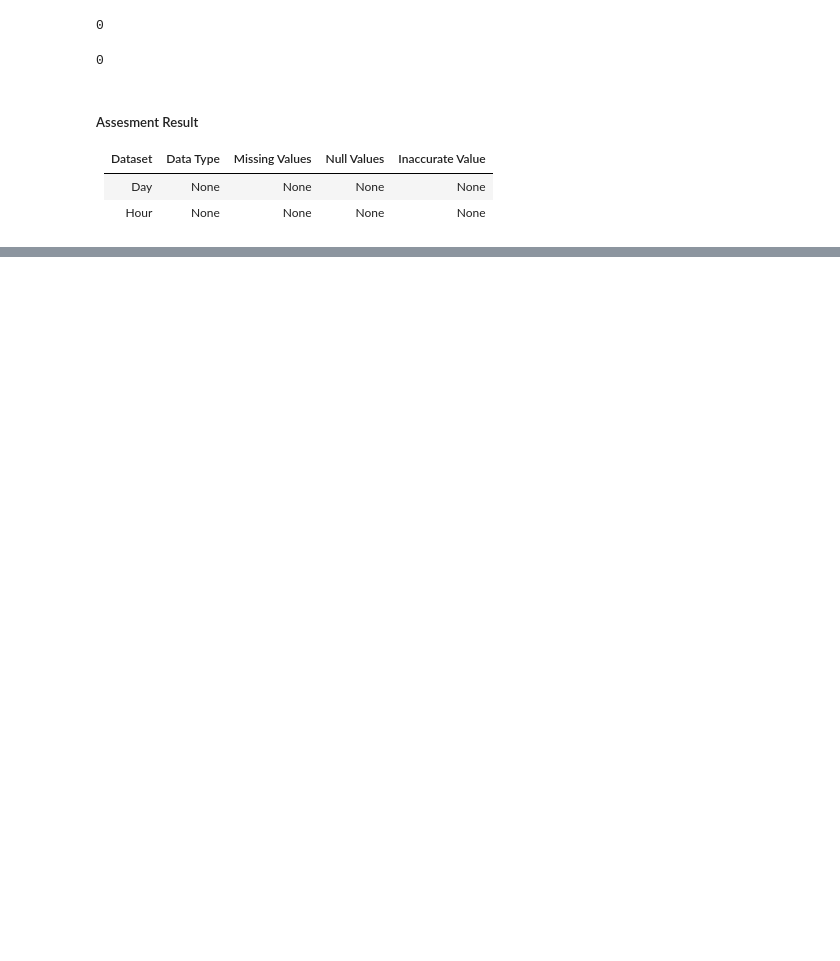
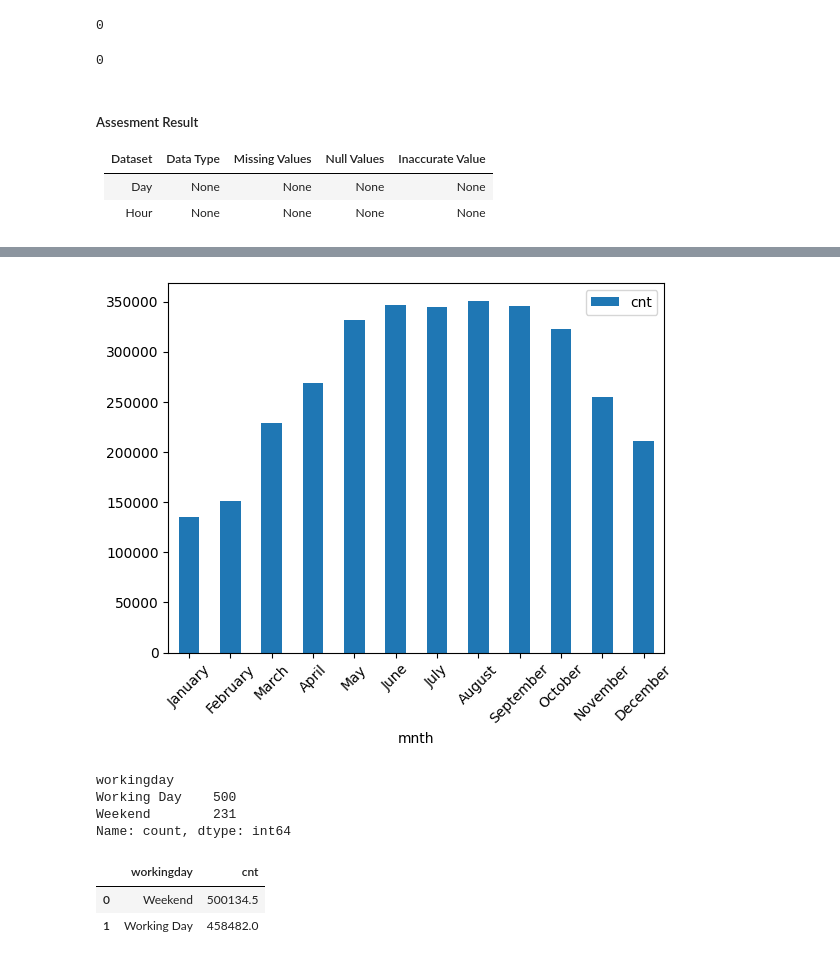
Before and after one commit to Bugi-Sulistiyo/dicoding_data_analisys_project, a Jupyter notebook: analysis.ipynb, the cells around one changed output, grey strips where cells are left out. Saved outputs shown, nothing was run; the diff lists cells and outputs as text; code cells hidden in the pictures; blank space fills up the shorter version.

```diff
--- a/analysis.ipynb
+++ b/analysis.ipynb
@@ -121,0 +168,7 @@ bikeshare_hour_df.duplicated().sum()
+# %%
+# change the month values to their corresponding names
+months = {1: 'January', 2: 'February', 3: 'March', 4: 'April', 5: 'May',
+          6: 'June', 7: 'July', 8: 'August', 9: 'September', 10: 'October',
+          11: 'November', 12: 'December'}
+bikeshare_day_df['mnth'] = bikeshare_day_df['mnth'].map(months)
+bikeshare_day_df.mnth.value_counts()
@@ -121,0 +190,4 @@ bikeshare_hour_df.duplicated().sum()
+# %%
+bikeshare_month = bikeshare_day_df[["mnth",
+                                    "cnt"]].groupby('mnth').sum().reset_index()
+bikeshare_month.head()
@@ -121,0 +201,29 @@ bikeshare_hour_df.duplicated().sum()
+# %%
+bikeshare_month_sorted = bikeshare_month.sort_values('mnth', key=lambda x: pd.to_datetime(x, format='%B'))
+bikeshare_month_sorted.plot(x='mnth', y='cnt', kind='bar')
+plt.xticks(rotation=45)
+plt.show()
+# %% [output]
+[figure, added]
+# %%
+# change the workingday values to true or false
+workingday = {0: 'Weekend', 1: 'Working Day'}
+bikeshare_day_df['workingday'] = bikeshare_day_df['workingday'].map(workingday)
+bikeshare_day_df.workingday.value_counts()
+# %% [output]
+workingday
+Working Day    500
+Weekend        231
+Name: count, dtype: int64
+# %%
+bikeshare_day_workingday = bikeshare_day_df[["workingday",
+                                                "cnt"]].groupby('workingday').sum().reset_index()
+
+bikeshare_day_workingday.loc[bikeshare_day_workingday.workingday == 'Weekend', 'cnt'] = bikeshare_day_workingday.loc[bikeshare_day_workingday.workingday == 'Weekend', 'cnt'] / 2
+bikeshare_day_workingday.loc[bikeshare_day_workingday.workingday == 'Working Day', 'cnt'] = bikeshare_day_workingday.loc[bikeshare_day_workingday.workingday == 'Working Day', 'cnt'] / 5
+
+bikeshare_day_workingday.head()
+# %% [output]
+|  | workingday | cnt |
+| 0 | Weekend | 500134.5 |
+| 1 | Working Day | 458482.0 |
```
Also changed, not shown: parts of 26 cells of this notebook, 1 other file.
